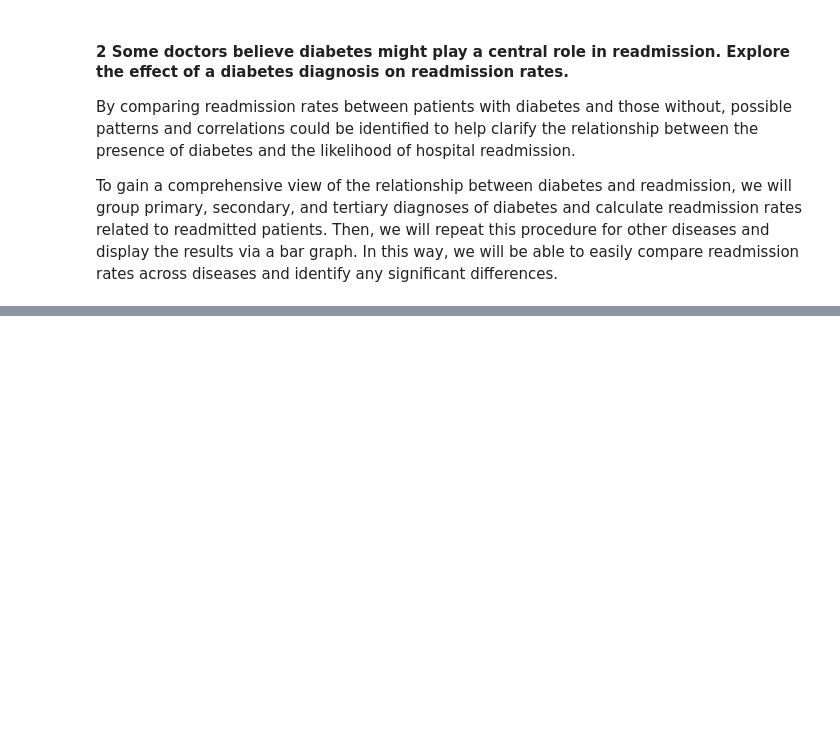
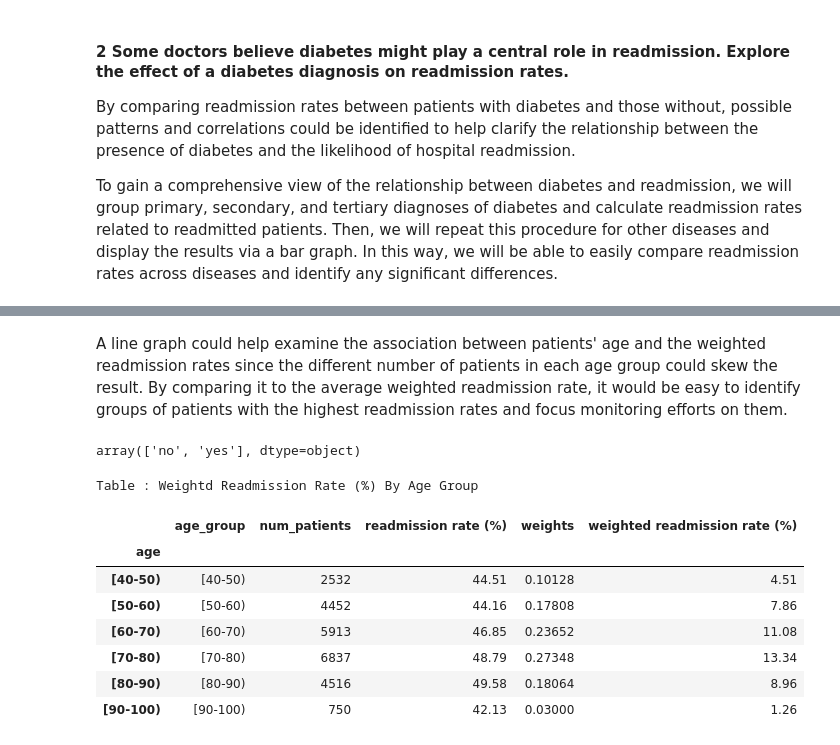
Before and after one commit to SirTee12/Reducing-Hospital-Readmission, a Jupyter notebook: Reducing-Hospital-Readmissions.ipynb, the cells around one changed output, grey strips where cells are left out. Saved outputs shown, nothing was run; the diff lists cells and outputs as text; code cells hidden in the pictures; blank space fills up the shorter version.

```diff
--- a/Reducing-Hospital-Readmissions.ipynb
+++ b/Reducing-Hospital-Readmissions.ipynb
@@ -598,0 +586,44 @@ plt.show()
+# %% [markdown]
+A line graph could help examine the association between patients' age and the weighted readmission rates since the different number of patients in each age group could skew the result. By comparing it to the average weighted readmission rate, it would be easy to identify groups of patients with the highest readmission rates and focus monitoring efforts on them.
+# %%
+hospital_read.readmitted.unique()
+# %% [output]
+array(['no', 'yes'], dtype=object)
+# %%
+# replace the readmitted column values back to 0 and 1
+hospital_read['readmitted'] = hospital_read.readmitted.map({'yes':1, 'no':0})
+
+# group readmitted column by age and find the mean
+mean = hospital_read.groupby('age')['readmitted'].mean().mul(100).round(2)
+
+# get number of patient for each age group
+patients = hospital_read.groupby('age').size()
+
+# sort baased on age group
+age_group = hospital_read.age.sort_values().unique()
+# %%
+# create a dataframe of using the created variable above
+hp_by_age = pd.DataFrame({
+    'age_group': age_group,
+    'num_patients':patients,
+    'readmission rate (%)': mean
+})
+
+# Calculate the weight of each age group based on the number of patients
+hp_by_age['weights'] = hp_by_age['num_patients']/hp_by_age['num_patients'].sum()
+
+# Calculate the weighted average for each age group
+hp_by_age['weighted readmission rate (%)'] = round(hp_by_age['readmission rate (%)'] * hp_by_age['weights'], 2)
+
+print('Table : Weightd Readmission Rate (%) By Age Group')
+hp_by_age
+# %% [output]
+Table : Weightd Readmission Rate (%) By Age Group
+|  | age_group | num_patients | readmission rate (%) | weights | weighted readmission rate (%) |
+| age |  |  |  |  |  |
+| [40-50) | [40-50) | 2532 | 44.51 | 0.10128 | 4.51 |
+| [50-60) | [50-60) | 4452 | 44.16 | 0.17808 | 7.86 |
+| [60-70) | [60-70) | 5913 | 46.85 | 0.23652 | 11.08 |
+| [70-80) | [70-80) | 6837 | 48.79 | 0.27348 | 13.34 |
+| [80-90) | [80-90) | 4516 | 49.58 | 0.18064 | 8.96 |
+| [90-100) | [90-100) | 750 | 42.13 | 0.03000 | 1.26 |
```
Also changed, not shown: parts of 16 cells of this notebook.
